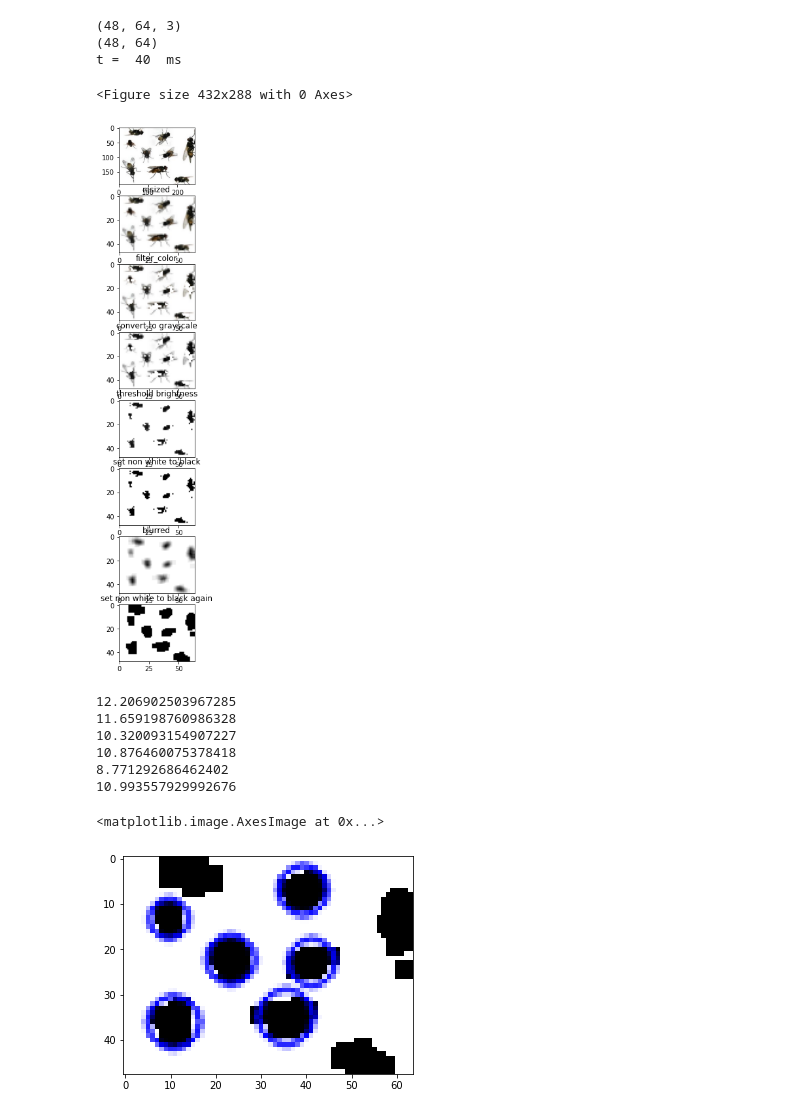
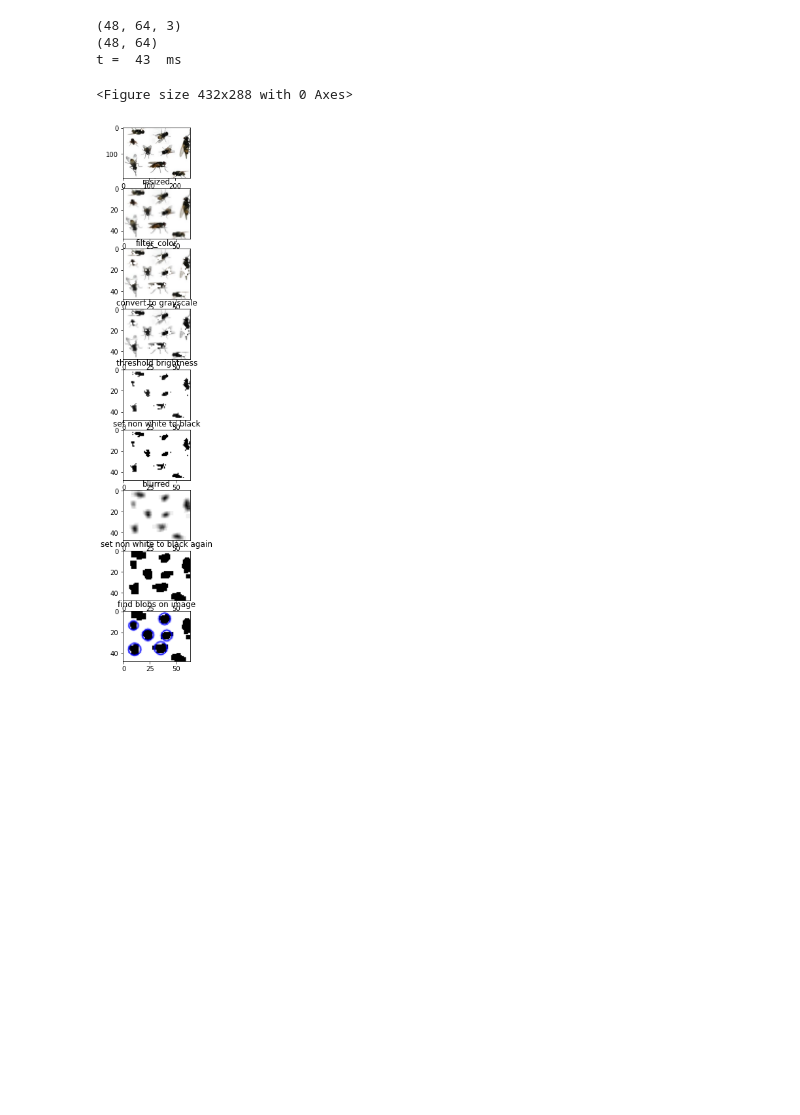
Before and after one commit to GrapixLeGrand/flies_catcher, a Jupyter notebook: prototype_pattern.ipynb, the cells around one changed output. Drawn from its saved outputs; the diff is of its cells as text; code cells hidden in the pictures; blank space fills up the shorter version.

Commit message:
added blob detection

```diff
--- a/prototype_pattern.ipynb
+++ b/prototype_pattern.ipynb
@@ -103,6 +103,12 @@ def low_pass_filter_img(img):
     global blur_kernel_size
     return cv.blur(img, blur_kernel_size)
 
+def find_blobs(img):
+    global params
+    detector = cv.SimpleBlobDetector_create(params)
+    keypoints = detector.detect(img)
+    return cv.drawKeypoints(preprocessed_img, keypoints, np.array([]), (0,0,255), cv.DRAW_MATCHES_FLAGS_DRAW_RICH_KEYPOINTS)
+
 """
 preproessing pipeline:
 
@@ -129,58 +135,42 @@ pipeline = [
     (apply_threshold_grayscale, "threshold brightness", False),
     (apply_threshold_set_black, "set non white to black", False),
     (low_pass_filter_img, "blurred", False),
-    (apply_threshold_set_black, "set non white to black again", False)
+    (apply_threshold_set_black, "set non white to black again", False),
+    (find_blobs, "find blobs on image", True)
 ]
 
 """pipeline processing the image in order to prepare it to be detected"""
 def preprocessing_pipeline(img):
     starting_time = round(time.time() * 1000)
     i = 0
     axarr[i].imshow(img)
     for pipeline_func in pipeline:
         i += 1
         func = pipeline_func[0]
         img = func(img)
         if (pipeline_func[2]):
             axarr[i].imshow(img)
         else:
             axarr[i].imshow(img, cmap = plt.cm.gray)
         axarr[i].set_title(pipeline_func[1])
 
     print("t = ", str(round(time.time() * 1000) - starting_time), " ms")
     return img
 
 plt.figure()
 f, axarr = plt.subplots(len(pipeline) + 1,1, figsize=(15,15))
 preprocessed_img = preprocessing_pipeline(convert_bgr_to_rgb(img))
 
 plt.show()
 
 
-def find_blobs(img):
-    global params
-    detector = cv.SimpleBlobDetector_create(params)
-    keypoints = detector.detect(img)
-    return cv.drawKeypoints(preprocessed_img, keypoints, np.array([]), (0,0,255), cv.DRAW_MATCHES_FLAGS_DRAW_RICH_KEYPOINTS)
-
-for k in keypoints:
-    print(k.size)
-
-plt.imshow(find_blobs(preprocessed_img), cmap = plt.cm.gray)
+#plt.imshow(find_blobs(preprocessed_img), cmap = plt.cm.gray)
 # %% [output]
 (48, 64, 3)
 (48, 64)
-t =  40  ms
+t =  43  ms
 <Figure size 432x288 with 0 Axes>
-[figure, old version]
+[figure, new version]
-12.206902503967285
-11.659198760986328
-10.320093154907227
-10.876460075378418
-8.771292686462402
-10.993557929992676
-<matplotlib.image.AxesImage at 0x...>
-[figure, removed]
 # %%
 #save 06.06.21
 def compute_pattern(h, w):
```
